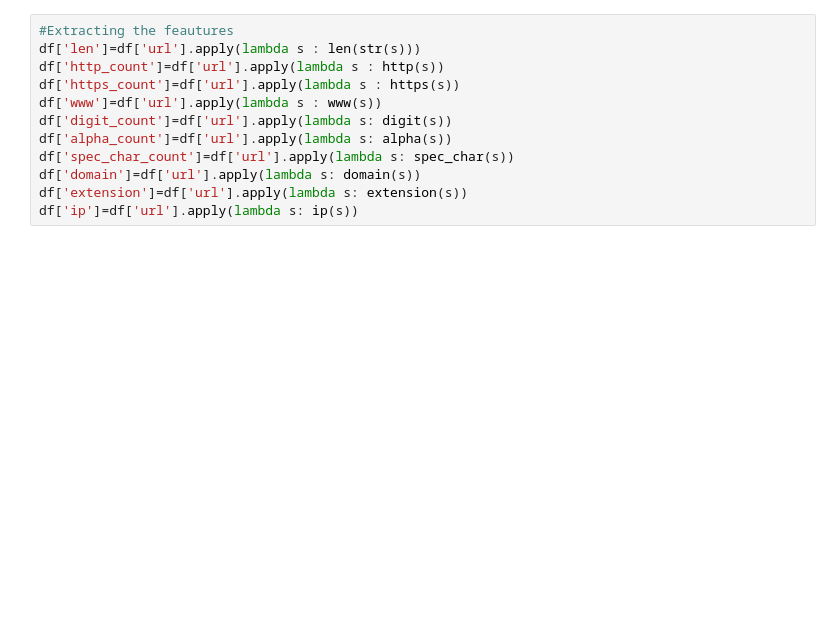
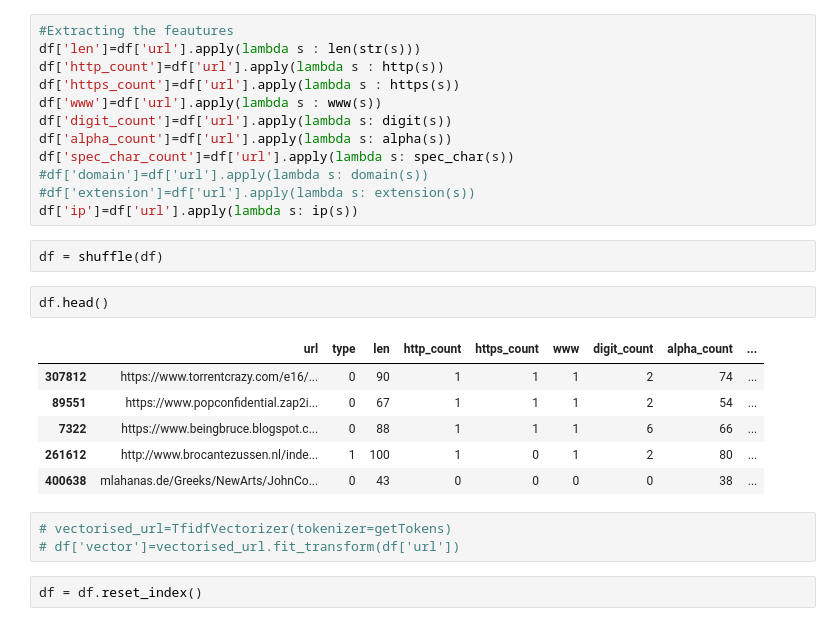
Before and after one commit to alphabeta2206/Mal_URL, a Jupyter notebook: Models/Model-2.ipynb, the cells around one changed output. Saved outputs shown, nothing was run; the diff lists cells and outputs as text; blank space fills up the shorter version.

```diff
--- a/Models/Model-2.ipynb
+++ b/Models/Model-2.ipynb
@@ -113,6 +216,22 @@ df['www']=df['url'].apply(lambda s : www(s))
 df['digit_count']=df['url'].apply(lambda s: digit(s))
 df['alpha_count']=df['url'].apply(lambda s: alpha(s))
 df['spec_char_count']=df['url'].apply(lambda s: spec_char(s))
-df['domain']=df['url'].apply(lambda s: domain(s))
-df['extension']=df['url'].apply(lambda s: extension(s))
+#df['domain']=df['url'].apply(lambda s: domain(s))
+#df['extension']=df['url'].apply(lambda s: extension(s))
 df['ip']=df['url'].apply(lambda s: ip(s))
+# %%
+df = shuffle(df)
+# %%
+df.head()
+# %% [output]
+|  | url | type | len | http_count | https_count | www | digit_count | alpha_count | ... |
+| 307812 | https://www.torrentcrazy.com/e16/... | 0 | 90 | 1 | 1 | 1 | 2 | 74 | ... |
+| 89551 | https://www.popconfidential.zap2i... | 0 | 67 | 1 | 1 | 1 | 2 | 54 | ... |
+| 7322 | https://www.beingbruce.blogspot.c... | 0 | 88 | 1 | 1 | 1 | 6 | 66 | ... |
+| 261612 | http://www.brocantezussen.nl/inde... | 1 | 100 | 1 | 0 | 1 | 2 | 80 | ... |
+| 400638 | mlahanas.de/Greeks/NewArts/JohnCo... | 0 | 43 | 0 | 0 | 0 | 0 | 38 | ... |
+# %%
+# vectorised_url=TfidfVectorizer(tokenizer=getTokens)
+# df['vector']=vectorised_url.fit_transform(df['url'])
+# %%
+df = df.reset_index()
```
Also changed, not shown: parts of 27 cells of this notebook, 2 other files.
